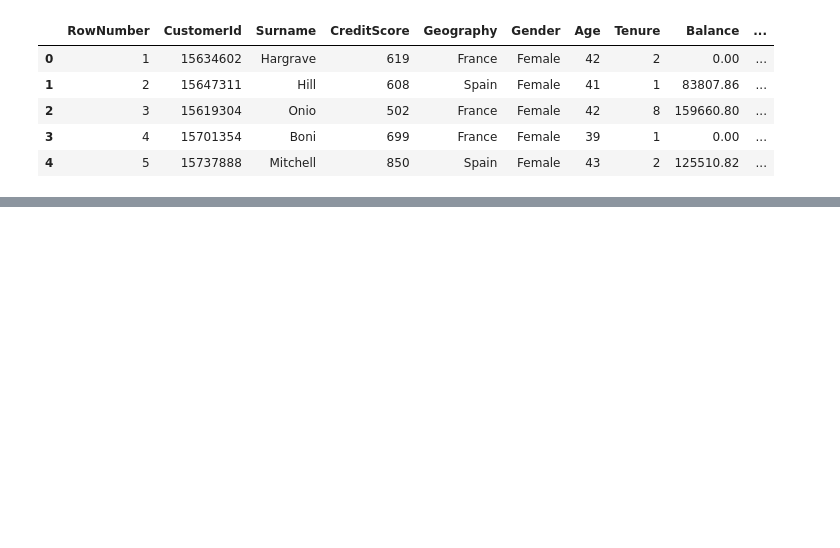
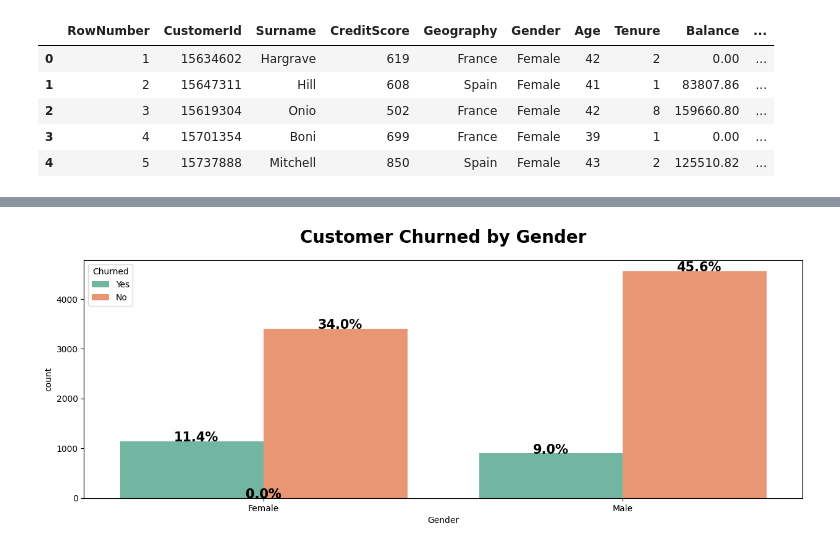
Before and after one commit to AnastasiaaAlekseichuk/lab1-banking-analytics, a Jupyter notebook: src/data_loader.ipynb, the cells around one changed output, grey strips where cells are left out. Cells and saved outputs as stored; diff of their text form; code cells hidden in the pictures; blank space fills up the shorter version.

Commit message:
Changes for branch feature/exploratory in data-loader.ipynb

```diff
--- a/src/data_loader.ipynb
+++ b/src/data_loader.ipynb
@@ -18,0 +134,16 @@ df.head()
+# %%
+def countplot(column):
+    plt.figure(figsize=(15,5))
+    ax = sns.countplot(x=column, data=df, hue="Churned",palette="Set2")
+    for value in ax.patches:
+        percentage = "{:.1f}%".format(100*value.get_height()/len(df[column]))
+        x = value.get_x() + value.get_width() / 2 - 0.05
+        y = value.get_y() + value.get_height()
+        ax.annotate(percentage, (x,y), fontweight="black",size=15)
+
+    plt.title(f"Customer Churned by {column}",fontweight="black",size=20,pad=20)
+    plt.show()
+# %%
+countplot("Gender")
+# %% [output]
+[figure, added]
```
Also changed, not shown: parts of 14 cells of this notebook.
